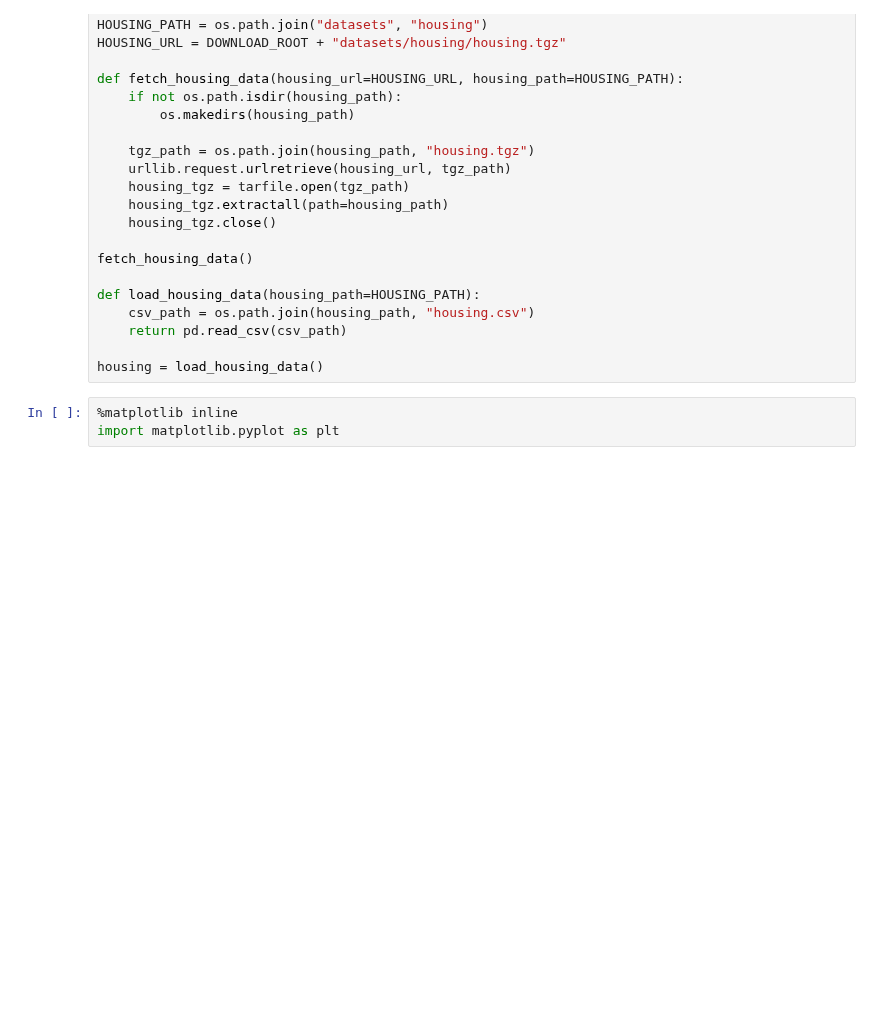
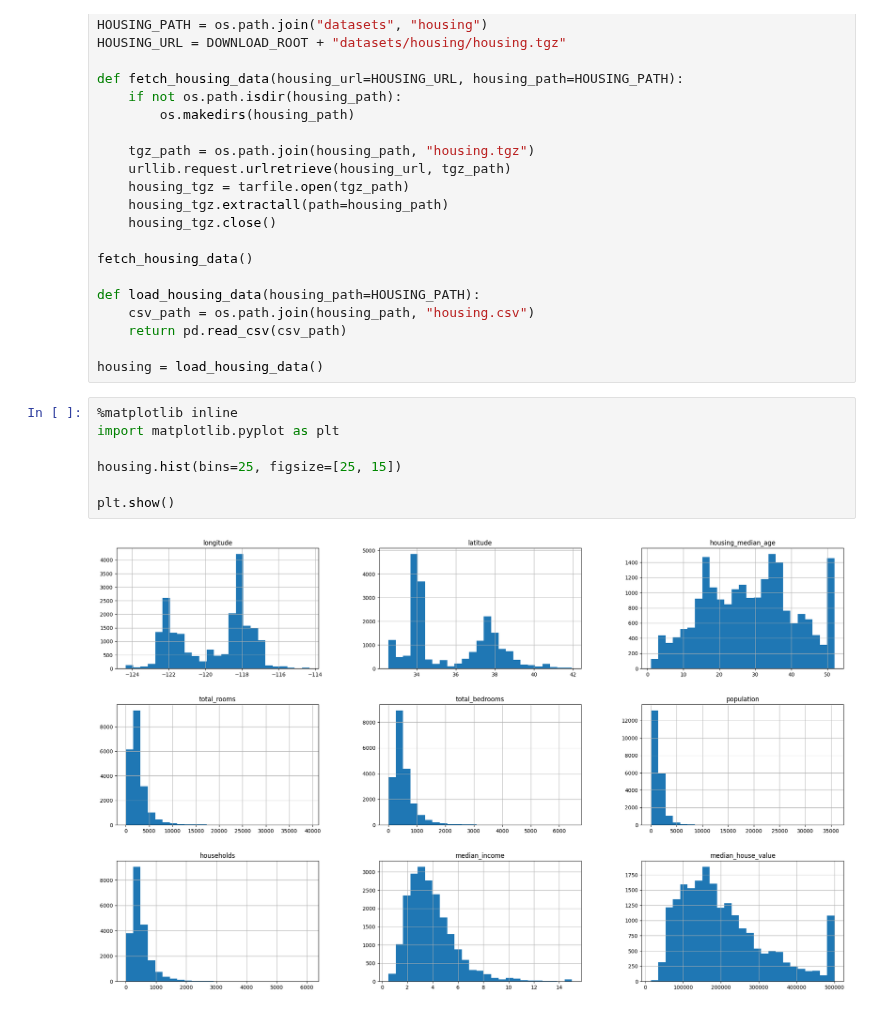
Before and after one commit to a-alhusaini/handsonml, a Jupyter notebook: ch2/Housing.ipynb, the cells around one changed output. Drawn from its saved outputs; the diff is of its cells as text; blank space fills up the shorter version.

```diff
--- a/ch2/Housing.ipynb
+++ b/ch2/Housing.ipynb
@@ -28,3 +28,9 @@ housing = load_housing_data()
 # %%
 %matplotlib inline
 import matplotlib.pyplot as plt
+
+housing.hist(bins=25, figsize=[25, 15])
+
+plt.show()
+# %% [output]
+[figure, added]
```
Also changed, not shown: 1 other file.
